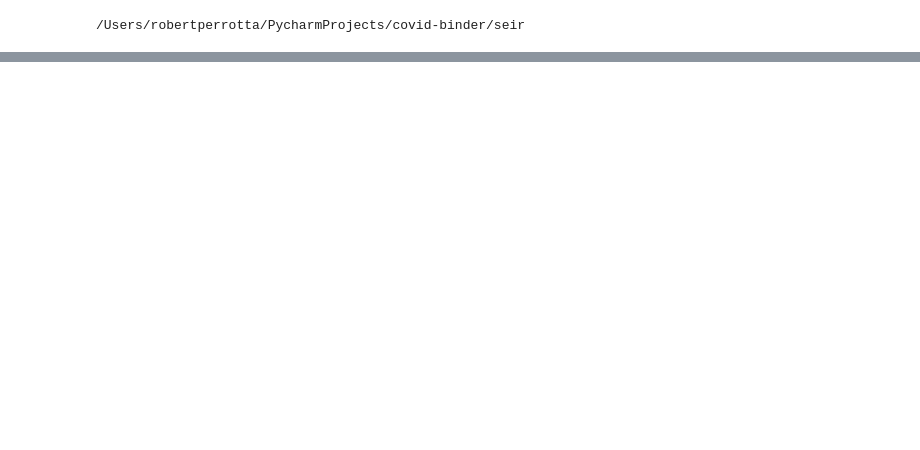
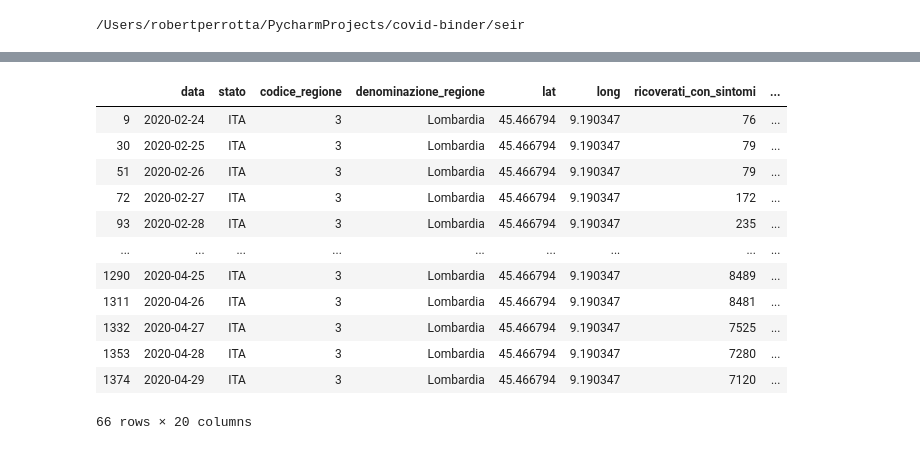
Before and after one commit to raaperrotta/covid-binder, a Jupyter notebook: Nevergrad fit for vectorized SDE.ipynb, the cells around one changed output, grey strips where cells are left out. Drawn from its saved outputs; the diff is of its cells as text; code cells hidden in the pictures; blank space fills up the shorter version.

```diff
--- a/Nevergrad fit for vectorized SDE.ipynb
+++ b/Nevergrad fit for vectorized SDE.ipynb
@@ -102,0 +34,16 @@ def scatter(name, x):
+# %%
+newsde.lombardia
+# %% [output]
+|  | data | stato | codice_regione | denominazione_regione | lat | long | ricoverati_con_sintomi | ... |
+| 9 | 2020-02-24 | ITA | 3 | Lombardia | 45.466794 | 9.190347 | 76 | ... |
+| 30 | 2020-02-25 | ITA | 3 | Lombardia | 45.466794 | 9.190347 | 79 | ... |
+| 51 | 2020-02-26 | ITA | 3 | Lombardia | 45.466794 | 9.190347 | 79 | ... |
+| 72 | 2020-02-27 | ITA | 3 | Lombardia | 45.466794 | 9.190347 | 172 | ... |
+| 93 | 2020-02-28 | ITA | 3 | Lombardia | 45.466794 | 9.190347 | 235 | ... |
+| ... | ... | ... | ... | ... | ... | ... | ... | ... |
+| 1290 | 2020-04-25 | ITA | 3 | Lombardia | 45.466794 | 9.190347 | 8489 | ... |
+| 1311 | 2020-04-26 | ITA | 3 | Lombardia | 45.466794 | 9.190347 | 8481 | ... |
+| 1332 | 2020-04-27 | ITA | 3 | Lombardia | 45.466794 | 9.190347 | 7525 | ... |
+| 1353 | 2020-04-28 | ITA | 3 | Lombardia | 45.466794 | 9.190347 | 7280 | ... |
+| 1374 | 2020-04-29 | ITA | 3 | Lombardia | 45.466794 | 9.190347 | 7120 | ... |
+66 rows × 20 columns
```
Also changed, not shown: parts of 13 cells of this notebook, 3 other files.
